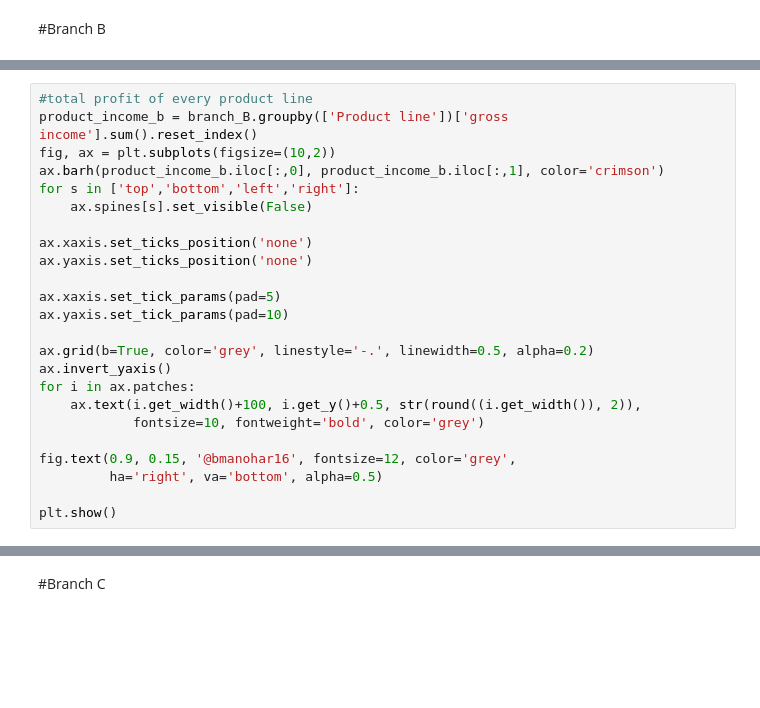
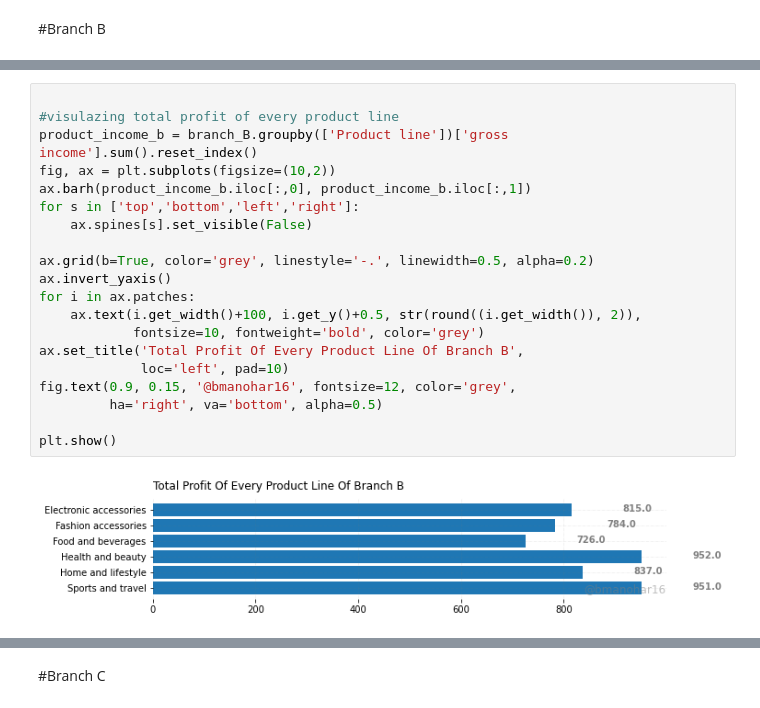
Before and after one commit to HebaAhmedDahab/Projects-, a Jupyter notebook: supermaket_sales.ipynb, the cells around one changed output, grey strips where cells are left out. Cells and saved outputs as stored; diff of their text form; blank space fills up the shorter version.

```diff
--- a/supermaket_sales.ipynb
+++ b/supermaket_sales.ipynb
@@ -228,26 +278,24 @@ b
 # %%
-#total profit of every product line
+
+#visulazing total profit of every product line
 product_income_b = branch_B.groupby(['Product line'])['gross income'].sum().reset_index()
 fig, ax = plt.subplots(figsize=(10,2))
-ax.barh(product_income_b.iloc[:,0], product_income_b.iloc[:,1], color='crimson')
+ax.barh(product_income_b.iloc[:,0], product_income_b.iloc[:,1])
 for s in ['top','bottom','left','right']:
     ax.spines[s].set_visible(False)
-
-ax.xaxis.set_ticks_position('none')
-ax.yaxis.set_ticks_position('none')
-
-ax.xaxis.set_tick_params(pad=5)
-ax.yaxis.set_tick_params(pad=10)
 
 ax.grid(b=True, color='grey', linestyle='-.', linewidth=0.5, alpha=0.2)
 ax.invert_yaxis()
 for i in ax.patches:
     ax.text(i.get_width()+100, i.get_y()+0.5, str(round((i.get_width()), 2)),
             fontsize=10, fontweight='bold', color='grey')
-
+ax.set_title('Total Profit Of Every Product Line Of Branch B',
+             loc='left', pad=10)
 fig.text(0.9, 0.15, '@bmanohar16', fontsize=12, color='grey',
          ha='right', va='bottom', alpha=0.5)
 
 plt.show()
+# %% [output]
+[figure, added]
 # %%
 #most and less used product
```
Also changed, not shown: parts of 36 cells of this notebook.
